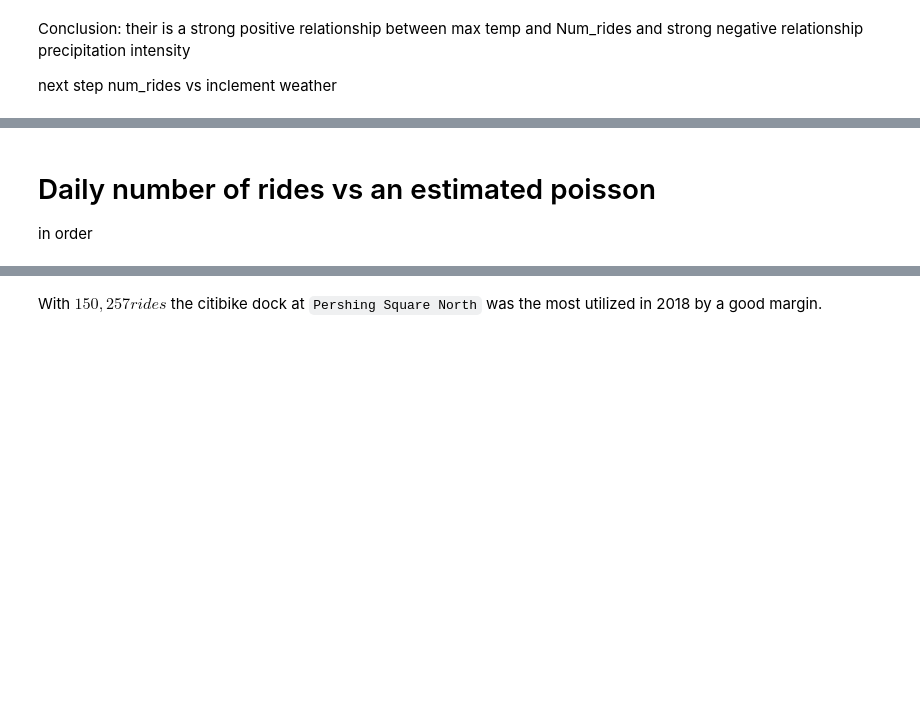
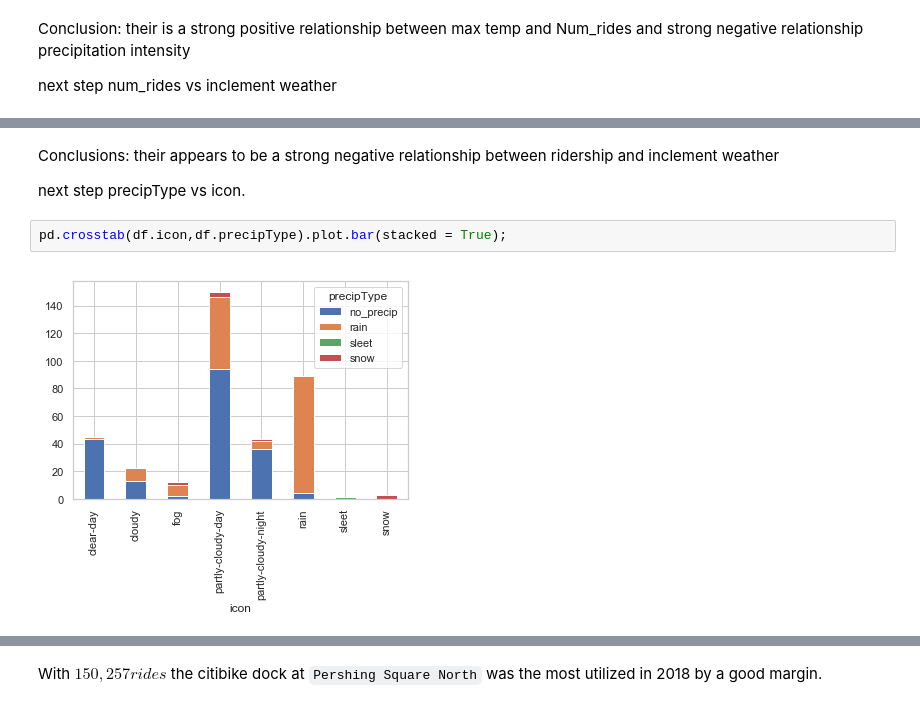
Before and after one commit to jacoblgoodman/DAV-5400, a Jupyter notebook: final/j_goodman_finalproject.ipynb, the cells around one changed output, grey strips where cells are left out. Cells and saved outputs as stored; diff of their text form; blank space fills up the shorter version.

```diff
--- a/final/j_goodman_finalproject.ipynb
+++ b/final/j_goodman_finalproject.ipynb
@@ -423,5 +425,10 @@ Text(0.5, 1.0, 'Num_rides vs inclement weather')
 [figure]
-# %% [markdown]
-# Daily number of rides vs an estimated poisson
-
-in order
+# %% [markdown]
+Conclusions:
+their appears to be a strong negative relationship between ridership and inclement weather
+
+next step precipType vs icon.
+# %%
+pd.crosstab(df.icon,df.precipType).plot.bar(stacked = True);
+# %% [output]
+[figure, added]
```
Also changed, not shown: parts of 30 cells of this notebook.
